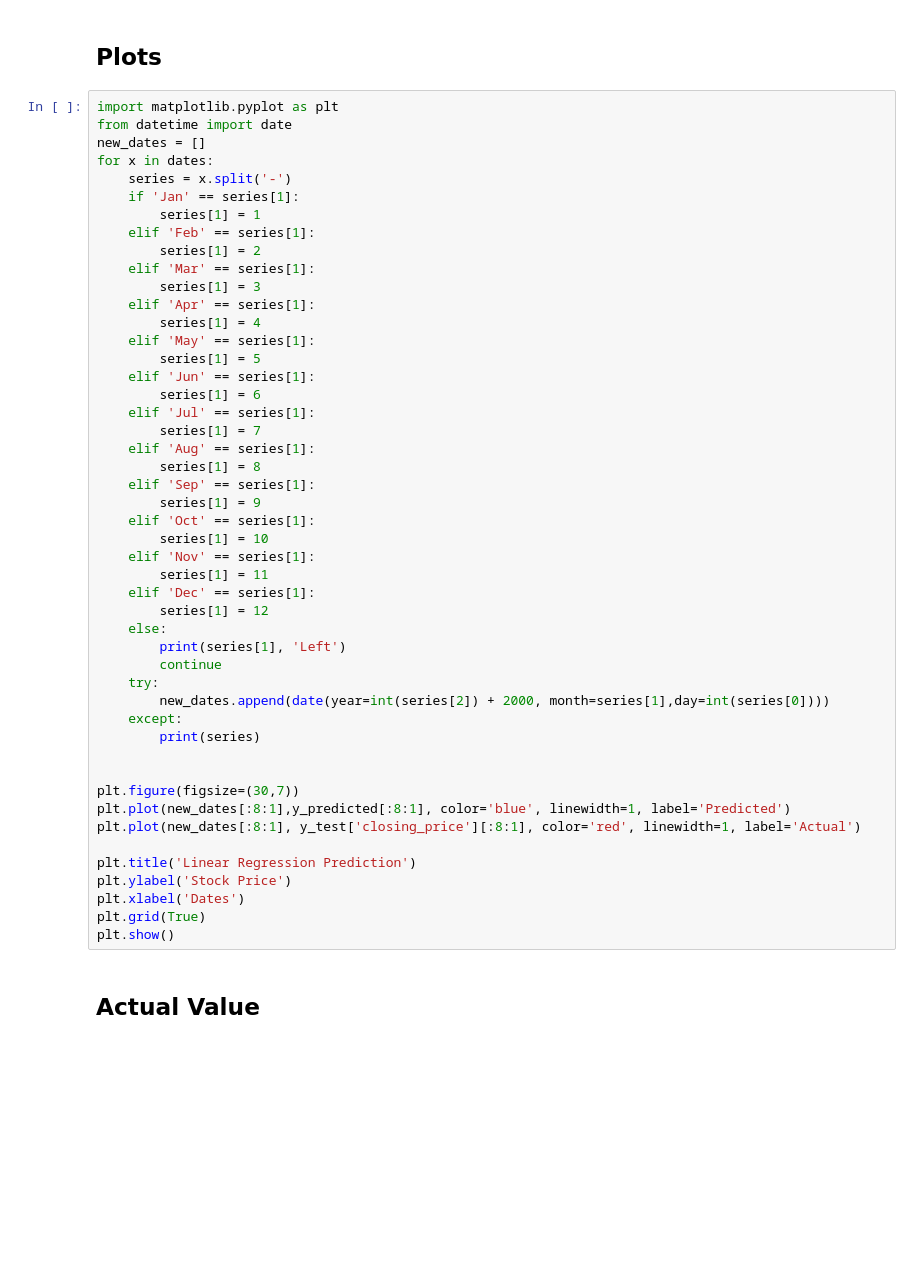
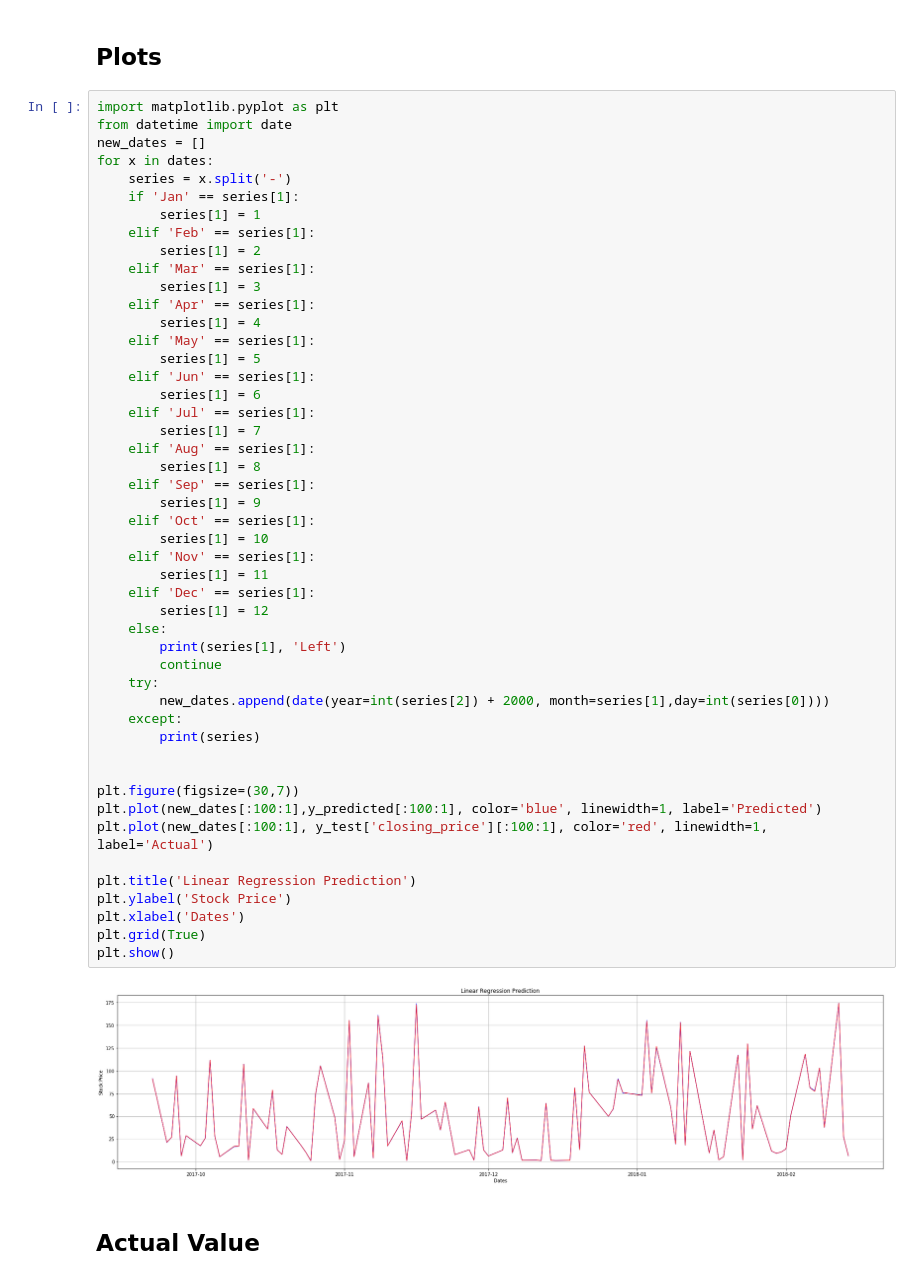
Before and after one commit to PrIyanshu-Bhatnagar/Stock-Price-Prediction, a Jupyter notebook: Python Notebook/Stock Price Prediction.ipynb, the cells around one changed output. Cells and saved outputs as stored; diff of their text form; blank space fills up the shorter version.

```diff
--- a/Python Notebook/Stock Price Prediction.ipynb
+++ b/Python Notebook/Stock Price Prediction.ipynb
@@ -92,35 +147,37 @@ for x in dates:
     elif 'Jun' == series[1]:
         series[1] = 6
     elif 'Jul' == series[1]:
         series[1] = 7
     elif 'Aug' == series[1]:
         series[1] = 8
     elif 'Sep' == series[1]:
         series[1] = 9
     elif 'Oct' == series[1]:
         series[1] = 10
     elif 'Nov' == series[1]:
         series[1] = 11
     elif 'Dec' == series[1]:
         series[1] = 12
     else:
         print(series[1], 'Left')
         continue
     try:
         new_dates.append(date(year=int(series[2]) + 2000, month=series[1],day=int(series[0])))
     except:
         print(series)
 
 
 plt.figure(figsize=(30,7))
-plt.plot(new_dates[:8:1],y_predicted[:8:1], color='blue', linewidth=1, label='Predicted')
-plt.plot(new_dates[:8:1], y_test['closing_price'][:8:1], color='red', linewidth=1, label='Actual')
+plt.plot(new_dates[:100:1],y_predicted[:100:1], color='blue', linewidth=1, label='Predicted')
+plt.plot(new_dates[:100:1], y_test['closing_price'][:100:1], color='red', linewidth=1, label='Actual')
 
 plt.title('Linear Regression Prediction')
 plt.ylabel('Stock Price')
 plt.xlabel('Dates')
 plt.grid(True)
 plt.show()
+# %% [output]
+[figure, added]
 # %% [markdown]
 ## Actual Value
 # %%
```
Also changed, not shown: parts of 32 cells of this notebook, 3 other files.
